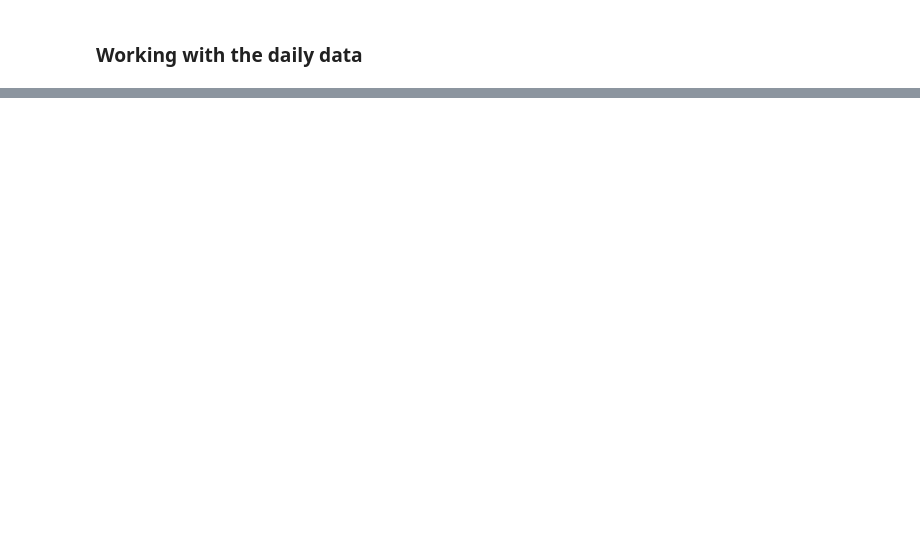
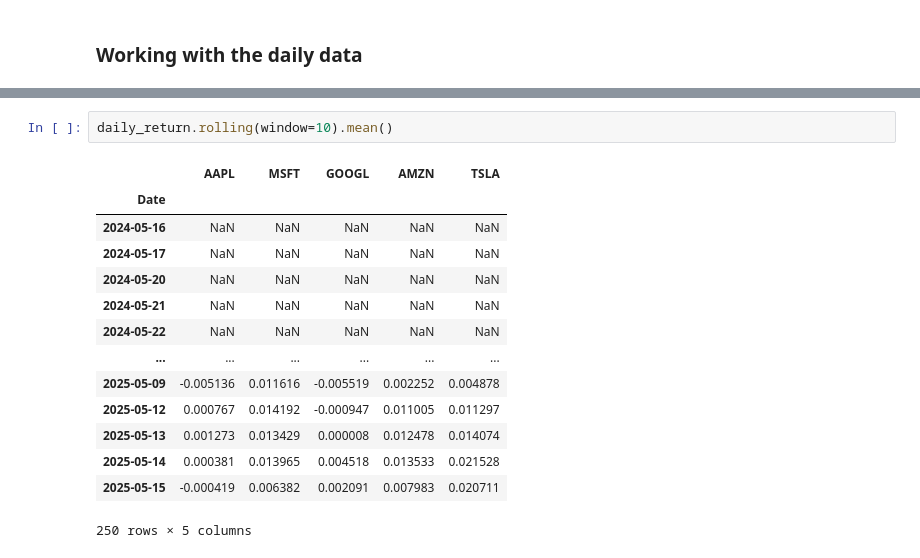
Before and after one commit to sohansputhran/quant-trading-system, a Jupyter notebook: notebooks/exploration.ipynb, the cells around one changed output, grey strips where cells are left out. Cells and saved outputs as stored; diff of their text form; blank space fills up the shorter version.

Commit message:
Implement rolling windows

```diff
--- a/notebooks/exploration.ipynb
+++ b/notebooks/exploration.ipynb
@@ -207,0 +187,17 @@ daily_return.describe()
+# %%
+daily_return.rolling(window=10).mean()
+# %% [output]
+|  | AAPL | MSFT | GOOGL | AMZN | TSLA |
+| Date |  |  |  |  |  |
+| 2024-05-16 | NaN | NaN | NaN | NaN | NaN |
+| 2024-05-17 | NaN | NaN | NaN | NaN | NaN |
+| 2024-05-20 | NaN | NaN | NaN | NaN | NaN |
+| 2024-05-21 | NaN | NaN | NaN | NaN | NaN |
+| 2024-05-22 | NaN | NaN | NaN | NaN | NaN |
+| ... | ... | ... | ... | ... | ... |
+| 2025-05-09 | -0.005136 | 0.011616 | -0.005519 | 0.002252 | 0.004878 |
+| 2025-05-12 | 0.000767 | 0.014192 | -0.000947 | 0.011005 | 0.011297 |
+| 2025-05-13 | 0.001273 | 0.013429 | 0.000008 | 0.012478 | 0.014074 |
+| 2025-05-14 | 0.000381 | 0.013965 | 0.004518 | 0.013533 | 0.021528 |
+| 2025-05-15 | -0.000419 | 0.006382 | 0.002091 | 0.007983 | 0.020711 |
+250 rows × 5 columns
```
Also changed, not shown: parts of 14 cells of this notebook.
